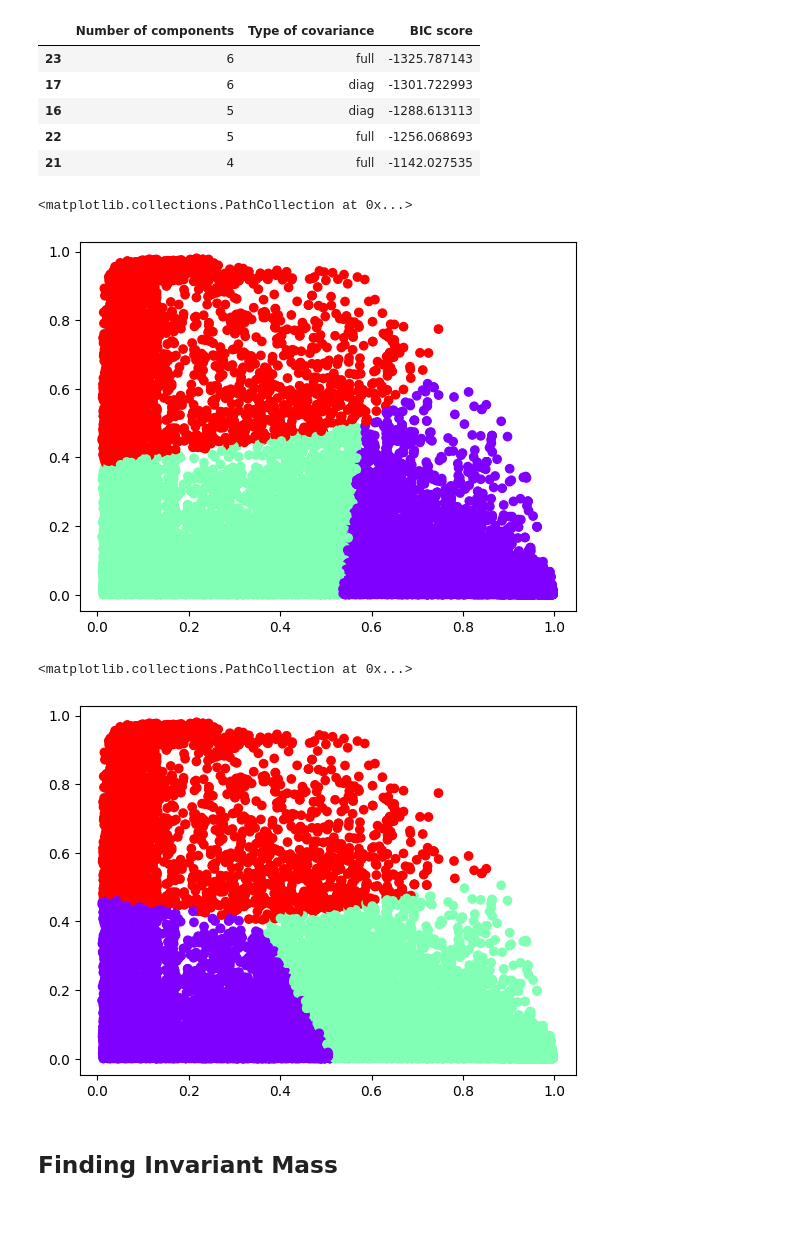
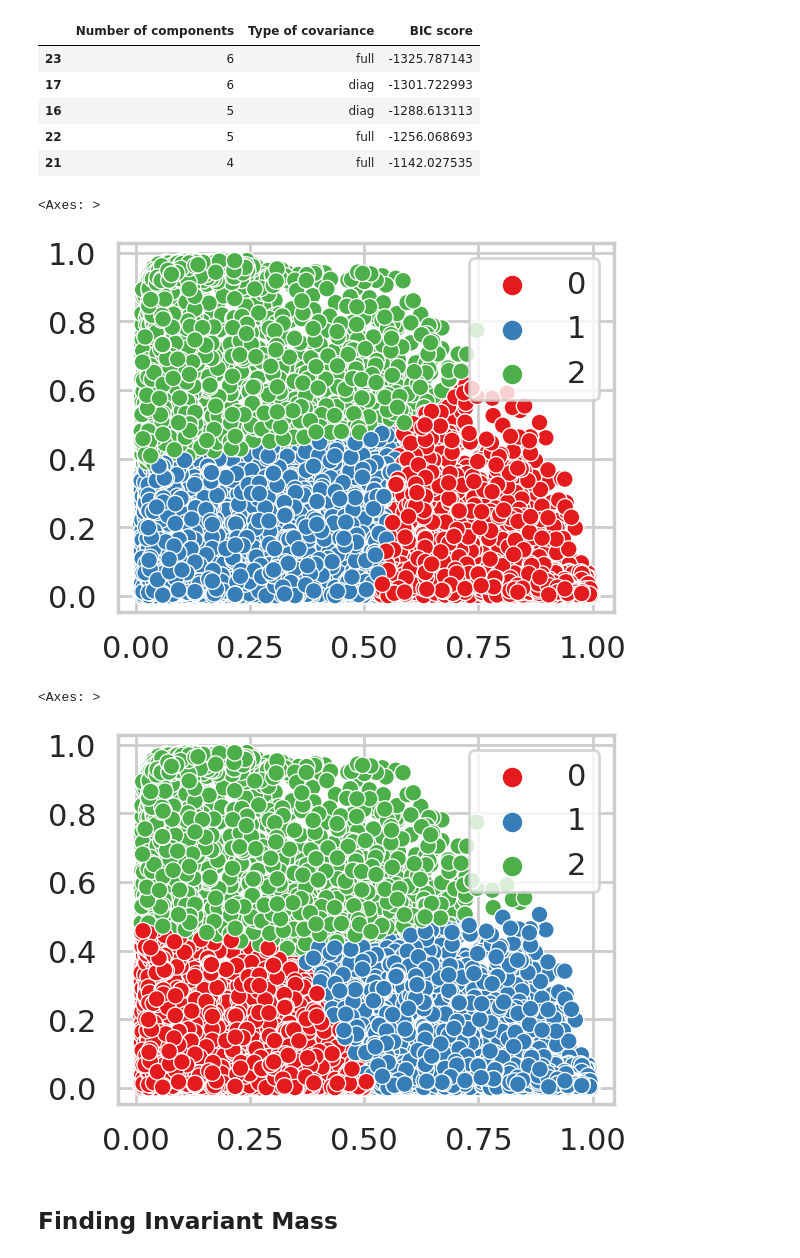
Before and after one commit to aavashsubedi/labs_yr3, a Jupyter notebook: matter_antimatter/aavash.ipynb, the cells around one changed output. Saved outputs shown, nothing was run; the diff lists cells and outputs as text; code cells hidden in the pictures; blank space fills up the shorter version.

```diff
--- a/matter_antimatter/aavash.ipynb
+++ b/matter_antimatter/aavash.ipynb
@@ -563,19 +563,25 @@ df.sort_values(by="BIC score").head()
 # %%
 # fit a kmeans clustering model to the data
 kmeans = KMeans(n_clusters=3, random_state=0).fit(master_probability)
 #plot the clusters
-plt.scatter(master_probability[:,0], master_probability[:,1], c=kmeans.labels_, cmap='rainbow')
+
+# SEABORN PLOT OF THE CLUSTERS
+import seaborn as sns
+
+# plot the clusters using seaborn
+sns.scatterplot(x=master_probability[:,0], y=master_probability[:,1], hue=kmeans.labels_, palette='Set1')
 # %% [output]
-<matplotlib.collections.PathCollection at 0x...>
+<Axes: >
-[figure, old version]
+[figure, new version]
 # %%
 #fit a GMM model to the data using EM algorithm#
 gmm = GaussianMixture(n_components=3, covariance_type='tied').fit(master_probability)
 #plot the clusters
-plt.scatter(master_probability[:,0], master_probability[:,1], c=gmm.predict(master_probability), cmap='rainbow')
+sns.scatterplot(x=master_probability[:,0], y=master_probability[:,1], hue=gmm.predict(master_probability), palette='Set1')
+#plt.scatter(master_probability[:,0], master_probability[:,1], c=gmm.predict(master_probability), cmap='rainbow')
 # %% [output]
-<matplotlib.collections.PathCollection at 0x...>
+<Axes: >
-[figure, old version]
+[figure, new version]
 # %% [markdown]
 ## Finding Invariant Mass
 # %% [markdown]
```
